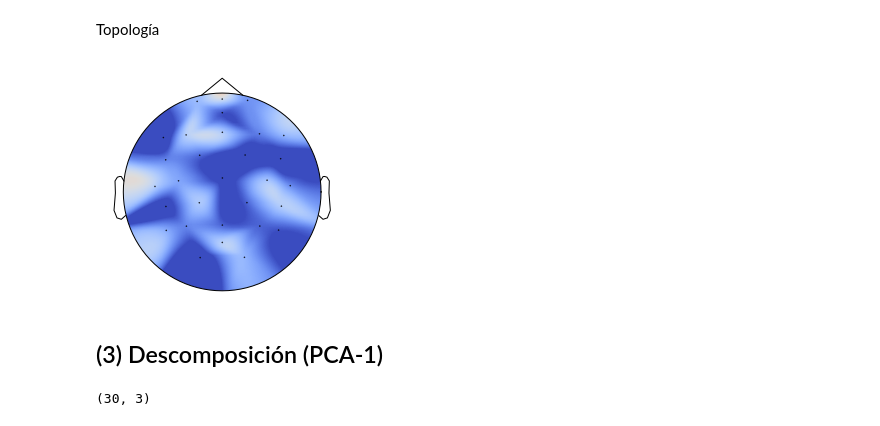
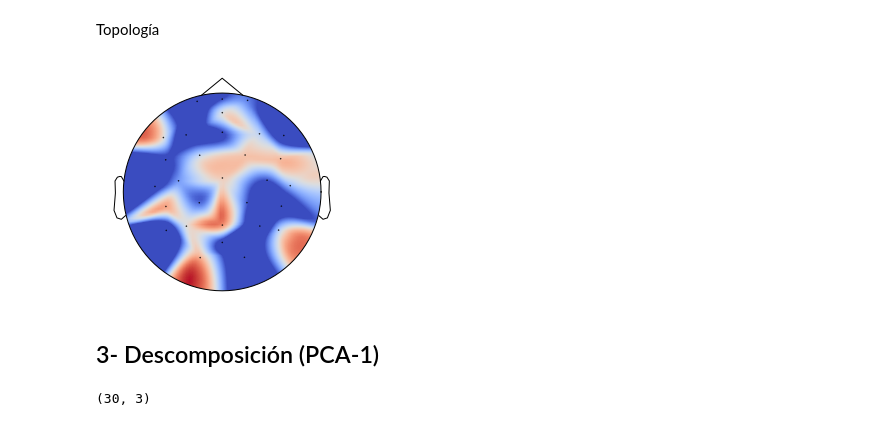
Before and after one commit to magistery-tps/dm-cyt-tp, a Jupyter notebook: TP_microestados.ipynb, the cells around one changed output. Saved outputs shown, nothing was run; the diff lists cells and outputs as text; code cells hidden in the pictures.

```diff
--- a/TP_microestados.ipynb
+++ b/TP_microestados.ipynb
@@ -205,24 +208,24 @@ Topología
 # %%
 fig, ax = plt.subplots( figsize=(8, 4), gridspec_kw=dict(top=0.9),
                        sharex=True, sharey=True)
 
 inicio = 1
 fin    = 4
-im,cm  = mne.viz.plot_topomap(eeg_data_filt[:,inicio*srate:fin*srate].mean(axis=1),info_eeg,vmin=-0.05,vmax=0.3,
+im,cm  = mne.viz.plot_topomap(eeg_data[:,inicio*srate:fin*srate].mean(axis=1),info_eeg,vmin=-0.05,vmax=0.3,
                      cmap='coolwarm', contours=0, show=True)
 ax.set_title('topogragía promedio')
 ax_x_start = 0.95
 ax_x_width = 0.04
 ax_y_start = 0.1
 ax_y_height = 0.9
 cbar_ax = fig.add_axes([ax_x_start, ax_y_start, ax_x_width, ax_y_height])
 clb = fig.colorbar(im, cax=cbar_ax)
     #clb.ax.set_title(unit_label,fontsize=fontsize) # title on top of colorbar
    # plt.show()
 # %% [output]
-[figure, old version]
+[figure, new version]
 # %% [markdown]
-## (3) Descomposición (PCA-1)
+## 3- Descomposición (PCA-1)
 # %%
 def show_pca(info_eeg, eeg_data, n_components=3):
     pca = decomposition.PCA(n_components=n_components)
```
Also changed, not shown: parts of 23 cells of this notebook.
